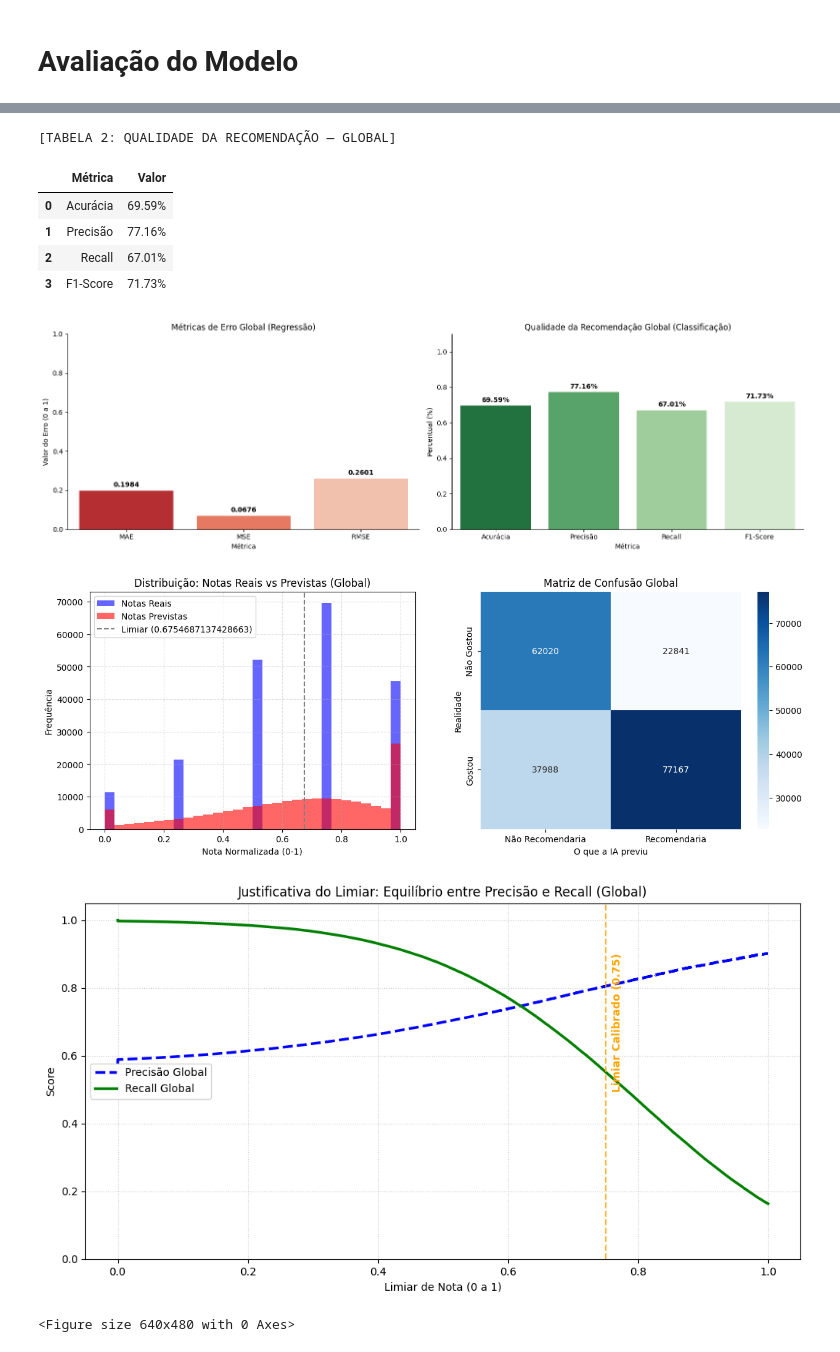
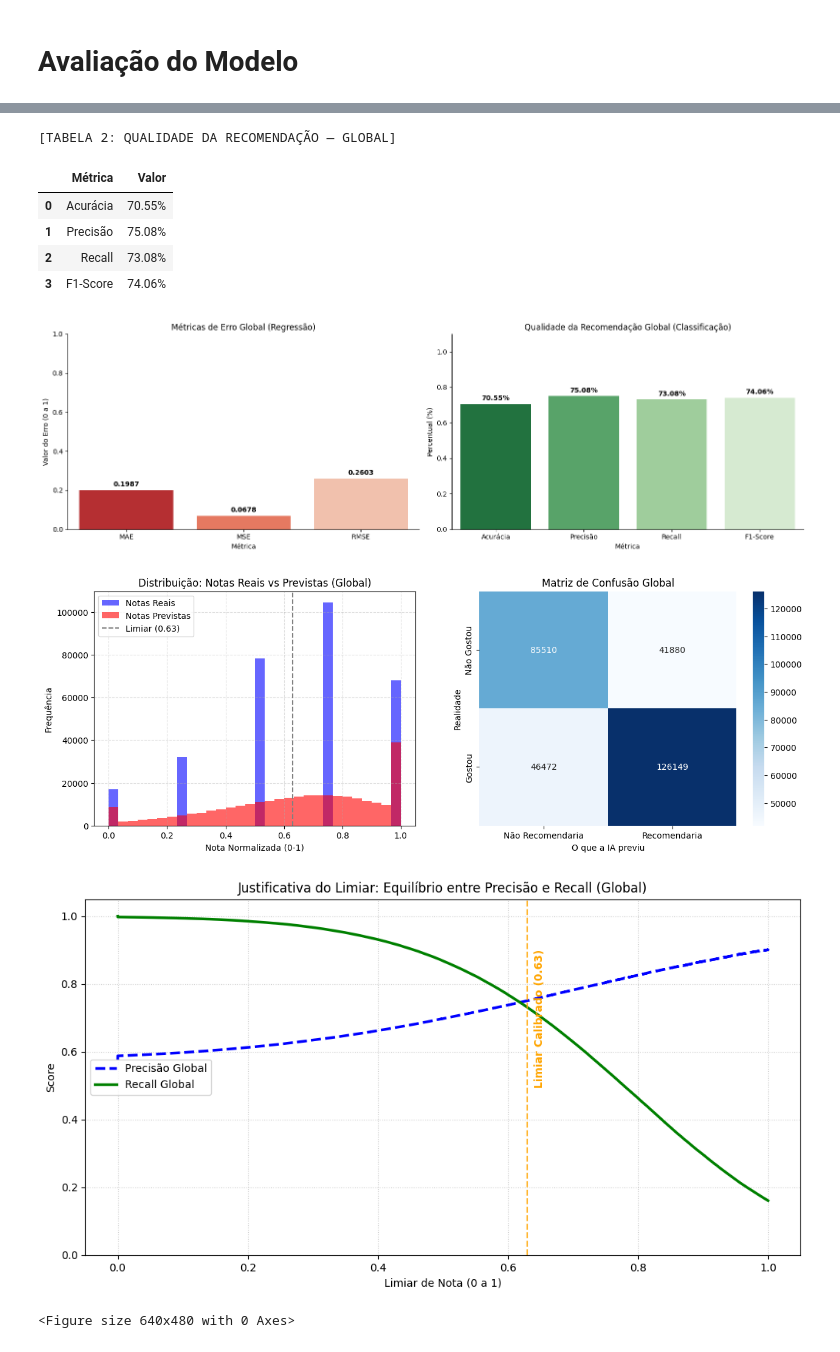
Before and after one commit to ryansousa2002nh-collab/Sistema_recomendacao_ia, a Jupyter notebook: scripts/machine_learning.ipynb, the cells around one changed output, grey strips where cells are left out. Cells and saved outputs as stored; diff of their text form; code cells hidden in the pictures.

```diff
--- a/scripts/machine_learning.ipynb
+++ b/scripts/machine_learning.ipynb
@@ -178,7 +178,7 @@ y = df['rating_normalizado']
 x_train, x_test, y_train, y_test = train_test_split(
     x,
     y,
-    test_size=0.2,
+    test_size=0.3,
     random_state=42
 )
 
@@ -384,7 +384,7 @@ from sklearn.metrics import (
 import numpy as np
 import pandas as pd
 
-LIMIAR = 0.75
+LIMIAR = 0.63
 print(f"Limiar calibrado automaticamente: {LIMIAR:.4f}")
 
 
@@ -647,10 +647,6 @@ for u_id in usuarios_teste:
 todos_y_real = np.array(todos_y_real)
 todos_y_pred = np.array(todos_y_pred)
 
-# ✅ Limiar calibrado com base nas previsões reais do modelo
-LIMIAR = np.median(todos_y_pred)
-print(f"📌 Limiar recalibrado: {LIMIAR:.4f} (antes era fixo em 0.75)")
-
 # Recalcula as métricas com o novo limiar
 y_real_bin_g = (todos_y_real >= LIMIAR).astype(int)
 y_pred_bin_g = (todos_y_pred >= LIMIAR).astype(int)
@@ -721,6 +716,7 @@ for i, v in enumerate(df_cla_g["Valor"]):
 
 sns.despine()
 plt.tight_layout()
+fig_metrics_g.savefig('../docs/metricas_desempenho_global.png', bbox_inches='tight', dpi=300)
 plt.show()
 
 # --- Distribuição das notas reais vs previstas ---
@@ -743,6 +739,9 @@ axes[1].set_title('Matriz de Confusão Global')
 axes[1].set_ylabel('Realidade')
 axes[1].set_xlabel('O que a IA previu')
 
+fig.savefig('../docs/distribuicao_e_confusao.png', bbox_inches='tight', dpi=300)
+plt.show()
+
 # 1. Calculando os valores da curva global
 # y_real_bin_g e todos_y_pred já foram definidos no seu bloco global
 prec_curve_g, rec_curve_g, thresh_curve_g = precision_recall_curve(y_real_bin_g, todos_y_pred)
@@ -752,8 +751,8 @@ plt.plot(thresh_curve_g, prec_curve_g[:-1], "b--", label="Precisão Global", lin
 plt.plot(thresh_curve_g, rec_curve_g[:-1], "g-", label="Recall Global", linewidth=2.5)
 
 # Linha indicativa do limiar escolhido
-plt.axvline(x=0.75, color='orange', linestyle='--', alpha=0.8)
-plt.text(0.76, 0.5, 'Limiar Calibrado (0.75)', color='orange', fontweight='bold', rotation=90)
+plt.axvline(x=LIMIAR, color='orange', linestyle='--', alpha=0.8)
+plt.text(LIMIAR + 0.01, 0.5, f'Limiar Calibrado ({LIMIAR})', color='orange', fontweight='bold', rotation=90)
 
 plt.title('Justificativa do Limiar: Equilíbrio entre Precisão e Recall (Global)')
 plt.xlabel('Limiar de Nota (0 a 1)')
@@ -761,6 +760,7 @@ plt.ylabel('Score')
 plt.legend(loc="center left")
 plt.grid(True, linestyle=':', alpha=0.6)
 plt.ylim([0, 1.05])
+plt.savefig('../docs/curva_precisao_recall_global.png', bbox_inches='tight', dpi=300)
 plt.show()
 
 plt.tight_layout()
@@ -777,10 +777,10 @@ plt.show()
 [TABELA 2: QUALIDADE DA RECOMENDAÇÃO — GLOBAL]
 |  | Métrica | Valor |
-| 0 | Acurácia | 69.59% |
-| 1 | Precisão | 77.16% |
-| 2 | Recall | 67.01% |
-| 3 | F1-Score | 71.73% |
+| 0 | Acurácia | 70.55% |
+| 1 | Precisão | 75.08% |
+| 2 | Recall | 73.08% |
+| 3 | F1-Score | 74.06% |
-[figure, old version]
+[figure, new version]
-[figure, old version]
+[figure, new version]
-[figure, old version]
+[figure, new version]
 <Figure size 640x480 with 0 Axes>
```
Also changed, not shown: parts of 8 cells of this notebook, 10 other files.
